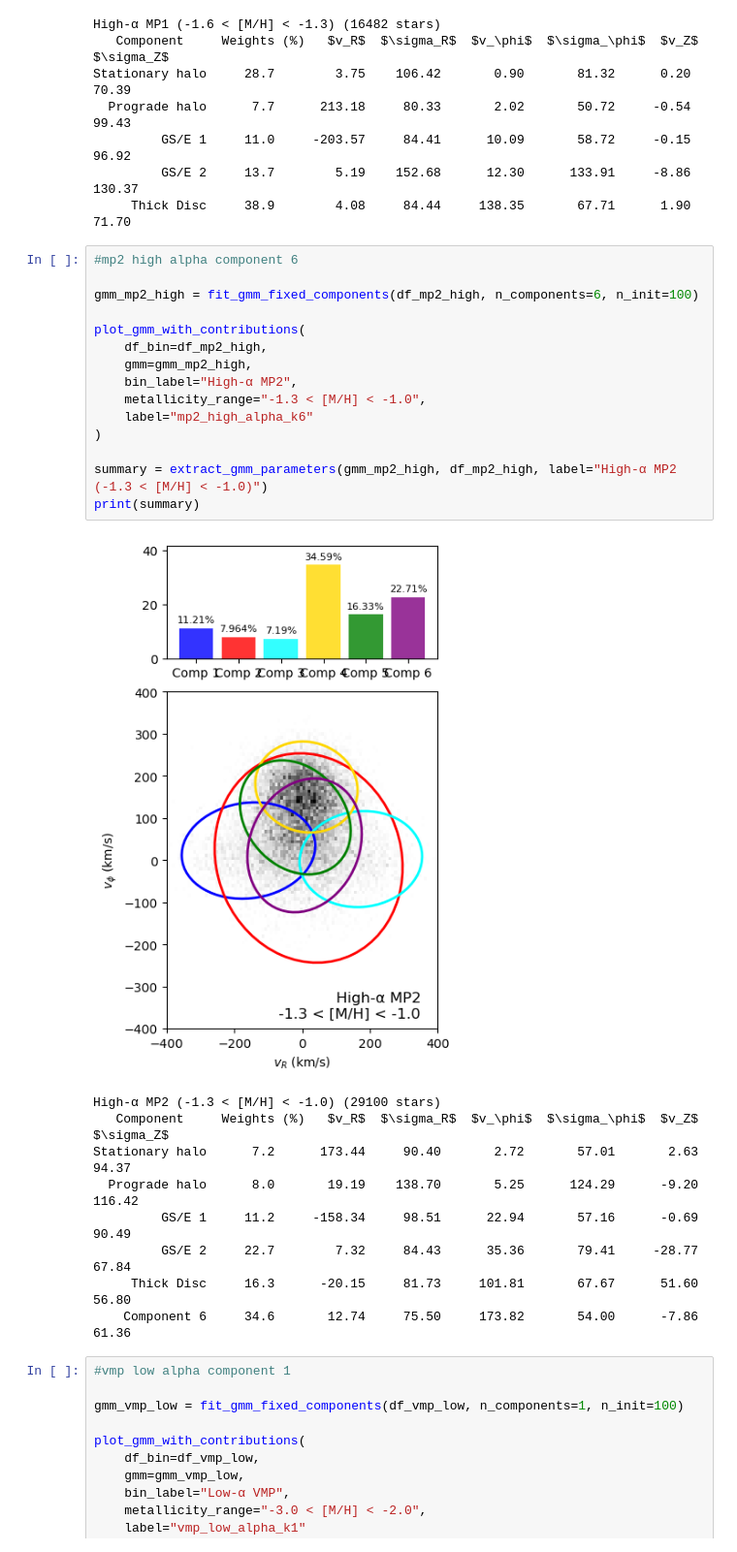
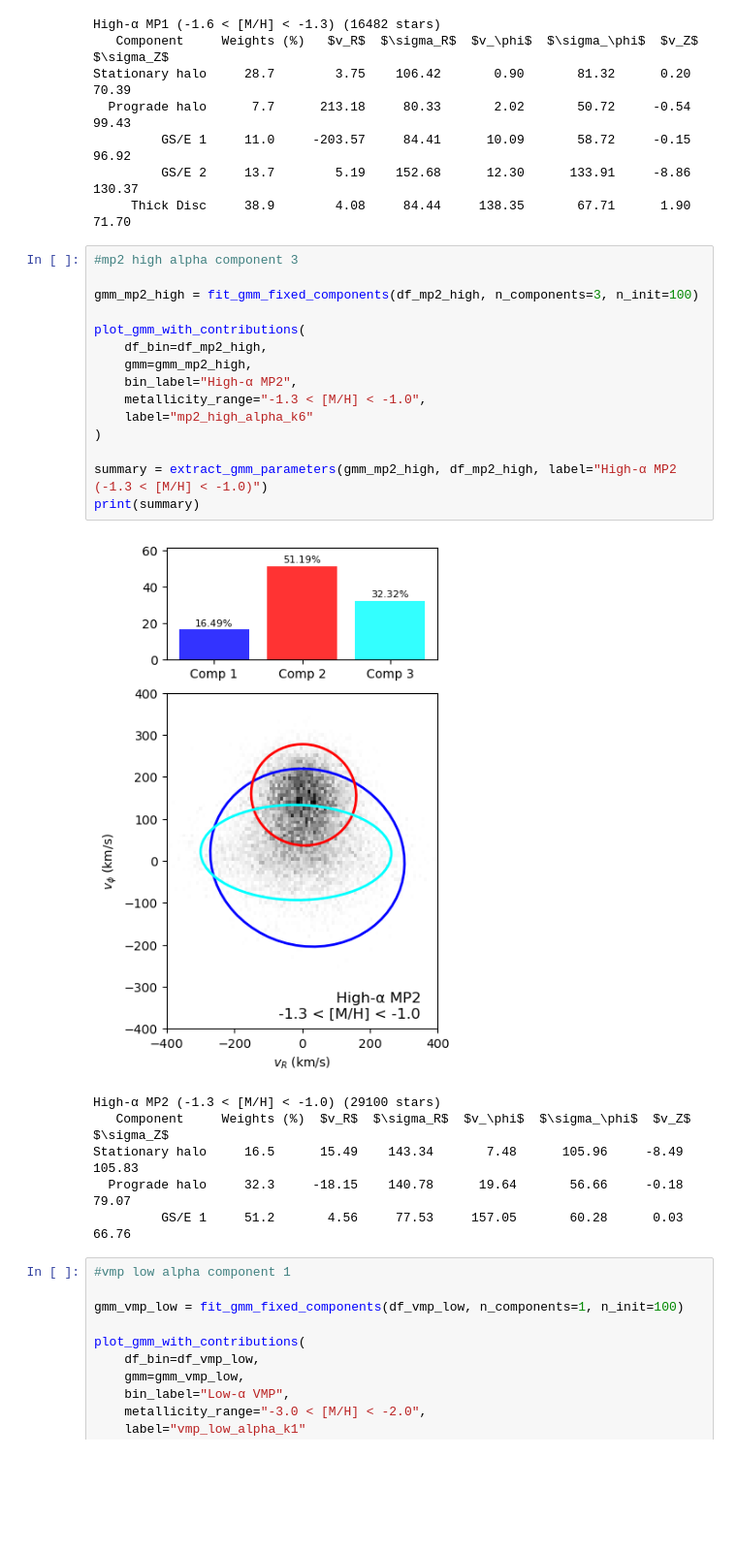
Before and after one commit to raunaq-rai/Disentangling-the-Milky-Way-using-GMM, a Jupyter notebook: notebooks/Viswanathan_GMM.ipynb, the cells around one changed output. Shown at 97% size. Drawn from its saved outputs; the diff is of its cells as text; blank space fills up the shorter version.

```diff
--- a/notebooks/Viswanathan_GMM.ipynb
+++ b/notebooks/Viswanathan_GMM.ipynb
@@ -284,30 +284,27 @@ Stationary halo     28.7        3.75    106.42       0.90       81.32      0.20
          GS/E 2     13.7        5.19    152.68      12.30      133.91     -8.86     130.37
      Thick Disc     38.9        4.08     84.44     138.35       67.71      1.90      71.70
 # %%
-#mp2 high alpha component 6
+#mp2 high alpha component 3
 
-gmm_mp2_high = fit_gmm_fixed_components(df_mp2_high, n_components=6, n_init=100)
+gmm_mp2_high = fit_gmm_fixed_components(df_mp2_high, n_components=3, n_init=100)
 
 plot_gmm_with_contributions(
     df_bin=df_mp2_high,
     gmm=gmm_mp2_high,
     bin_label="High-α MP2",
     metallicity_range="-1.3 < [M/H] < -1.0",
     label="mp2_high_alpha_k6"
 )
 
 summary = extract_gmm_parameters(gmm_mp2_high, df_mp2_high, label="High-α MP2 (-1.3 < [M/H] < -1.0)")
 print(summary)
 # %% [output]
-[figure, old version]
+[figure, new version]
 High-α MP2 (-1.3 < [M/H] < -1.0) (29100 stars)
-   Component     Weights (%)   $v_R$  $\sigma_R$  $v_\phi$  $\sigma_\phi$  $v_Z$  $\sigma_Z$
-Stationary halo      7.2      173.44     90.40       2.72       57.01       2.63     94.37
-  Prograde halo      8.0       19.19    138.70       5.25      124.29      -9.20    116.42
-         GS/E 1     11.2     -158.34     98.51      22.94       57.16      -0.69     90.49
-         GS/E 2     22.7        7.32     84.43      35.36       79.41     -28.77     67.84
-     Thick Disc     16.3      -20.15     81.73     101.81       67.67      51.60     56.80
-    Component 6     34.6       12.74     75.50     173.82       54.00      -7.86     61.36
+   Component     Weights (%)  $v_R$  $\sigma_R$  $v_\phi$  $\sigma_\phi$  $v_Z$  $\sigma_Z$
+Stationary halo     16.5      15.49    143.34       7.48      105.96     -8.49     105.83
+  Prograde halo     32.3     -18.15    140.78      19.64       56.66     -0.18      79.07
+         GS/E 1     51.2       4.56     77.53     157.05       60.28      0.03      66.76
 # %%
 #vmp low alpha component 1
 
```
Also changed, not shown: 4 other files.
